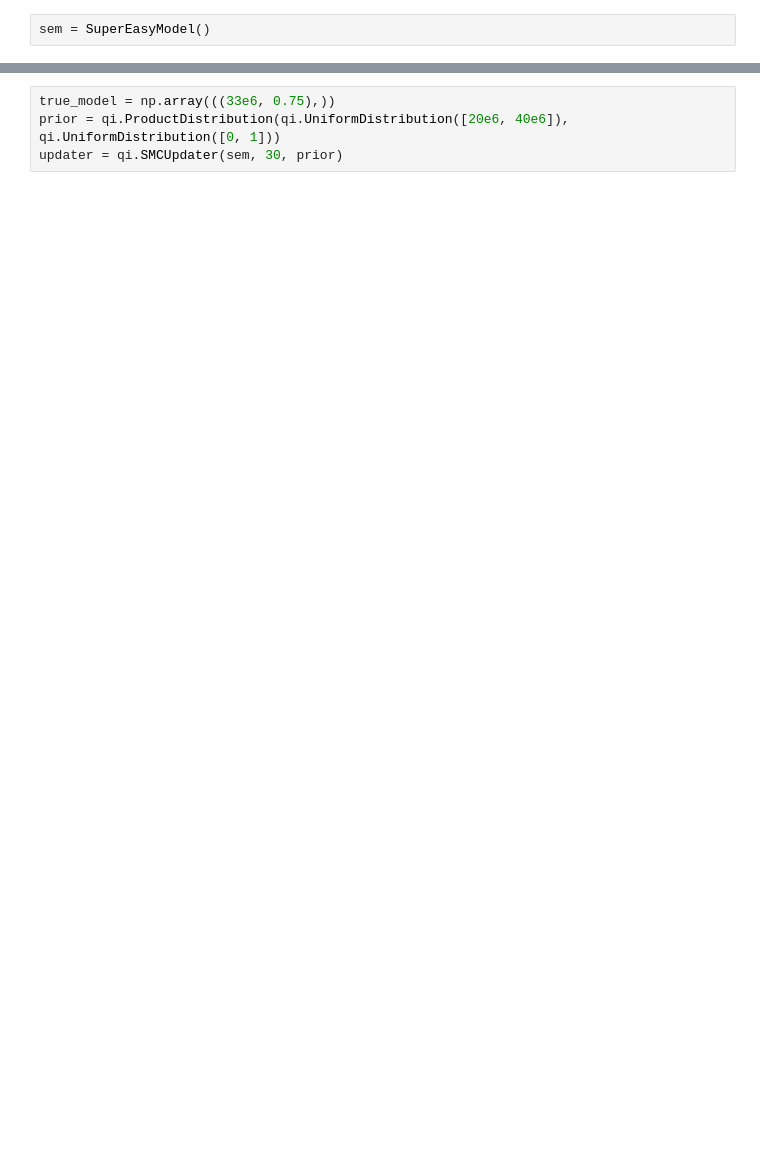
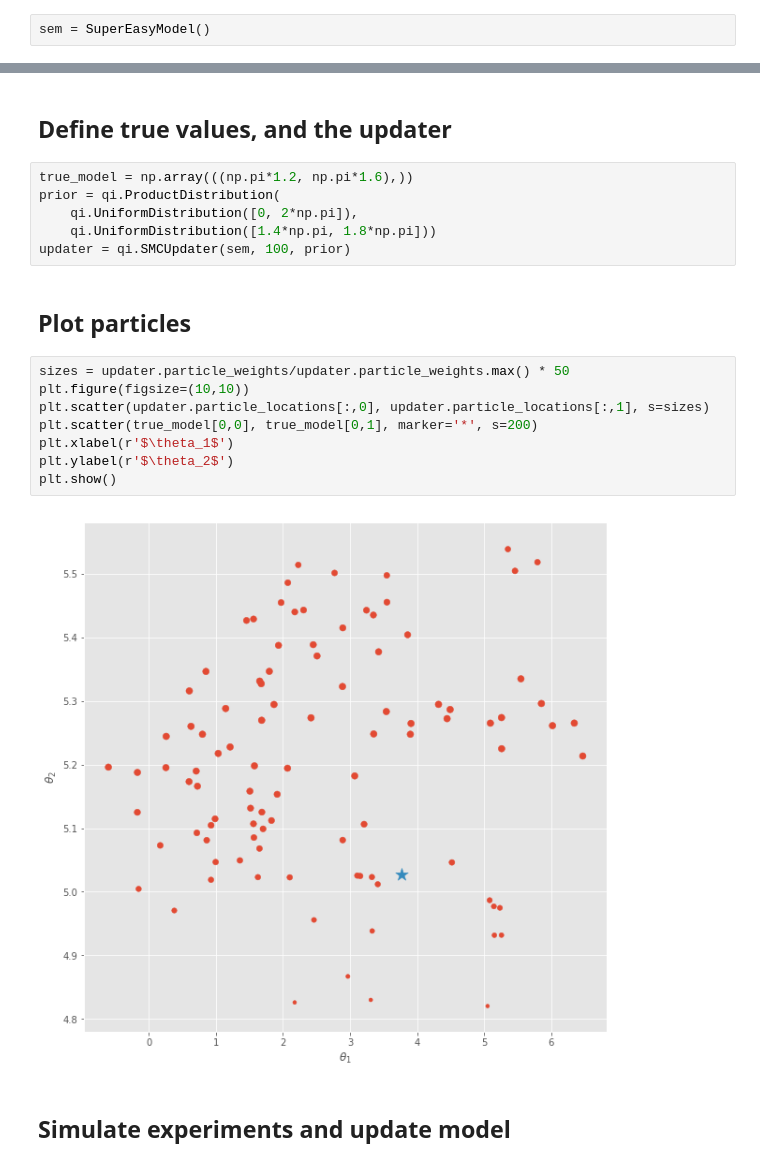
Before and after one commit to zaguros/analysis, a Jupyter notebook: notebooks/multi_node/qinfer-test.ipynb, the cells around one changed output, grey strips where cells are left out. Cells and saved outputs as stored; diff of their text form; blank space fills up the shorter version.

```diff
--- a/notebooks/multi_node/qinfer-test.ipynb
+++ b/notebooks/multi_node/qinfer-test.ipynb
@@ -107,5 +124,23 @@ plt.ylim(0,1)
+# %% [markdown]
+## Define true values, and the updater
 # %%
-true_model = np.array(((33e6, 0.75),))
-prior = qi.ProductDistribution(qi.UniformDistribution([20e6, 40e6]), qi.UniformDistribution([0, 1]))
-updater = qi.SMCUpdater(sem, 30, prior)
+true_model = np.array(((np.pi*1.2, np.pi*1.6),))
+prior = qi.ProductDistribution(
+    qi.UniformDistribution([0, 2*np.pi]),
+    qi.UniformDistribution([1.4*np.pi, 1.8*np.pi]))
+updater = qi.SMCUpdater(sem, 100, prior)
+# %% [markdown]
+## Plot particles
+# %%
+sizes = updater.particle_weights/updater.particle_weights.max() * 50
+plt.figure(figsize=(10,10))
+plt.scatter(updater.particle_locations[:,0], updater.particle_locations[:,1], s=sizes)
+plt.scatter(true_model[0,0], true_model[0,1], marker='*', s=200)
+plt.xlabel(r'$\theta_1$')
+plt.ylabel(r'$\theta_2$')
+plt.show()
+# %% [output]
+[figure, added]
+# %% [markdown]
+## Simulate experiments and update model
 # %%
```
Also changed, not shown: parts of 20 cells of this notebook, 1 other file.
